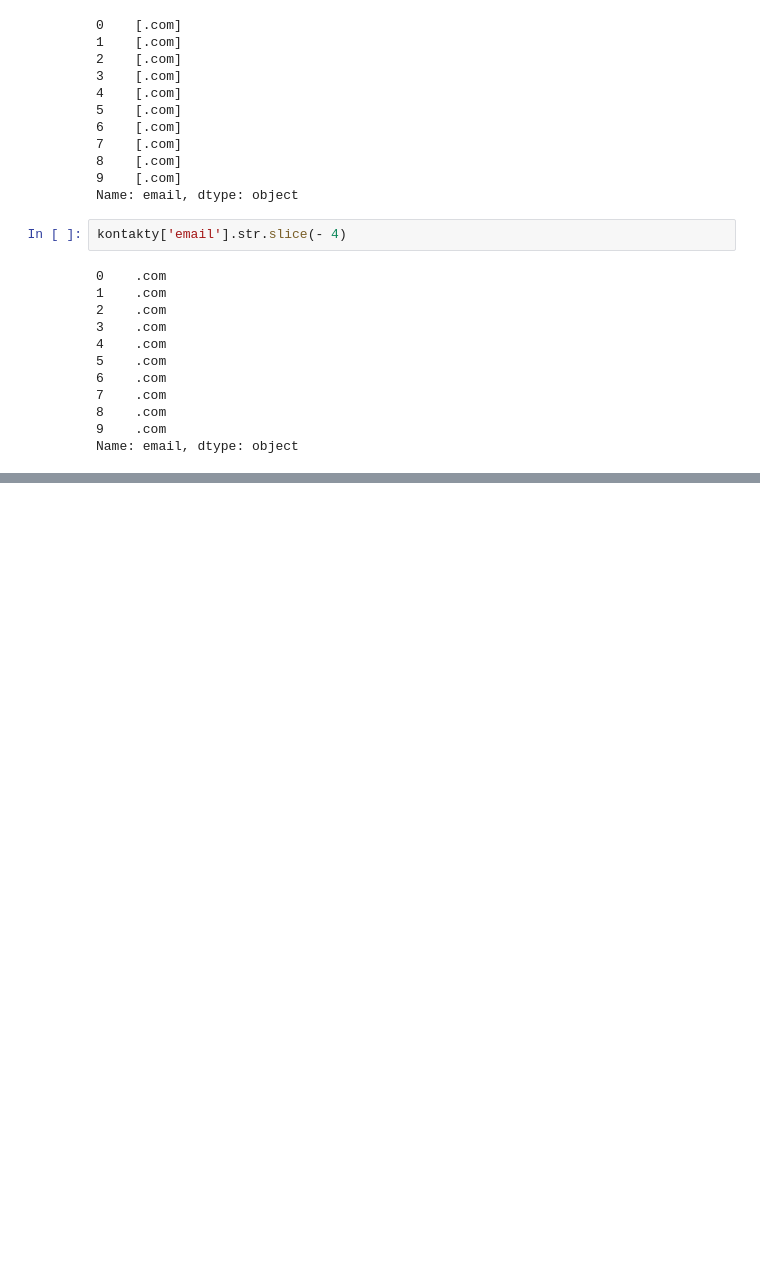
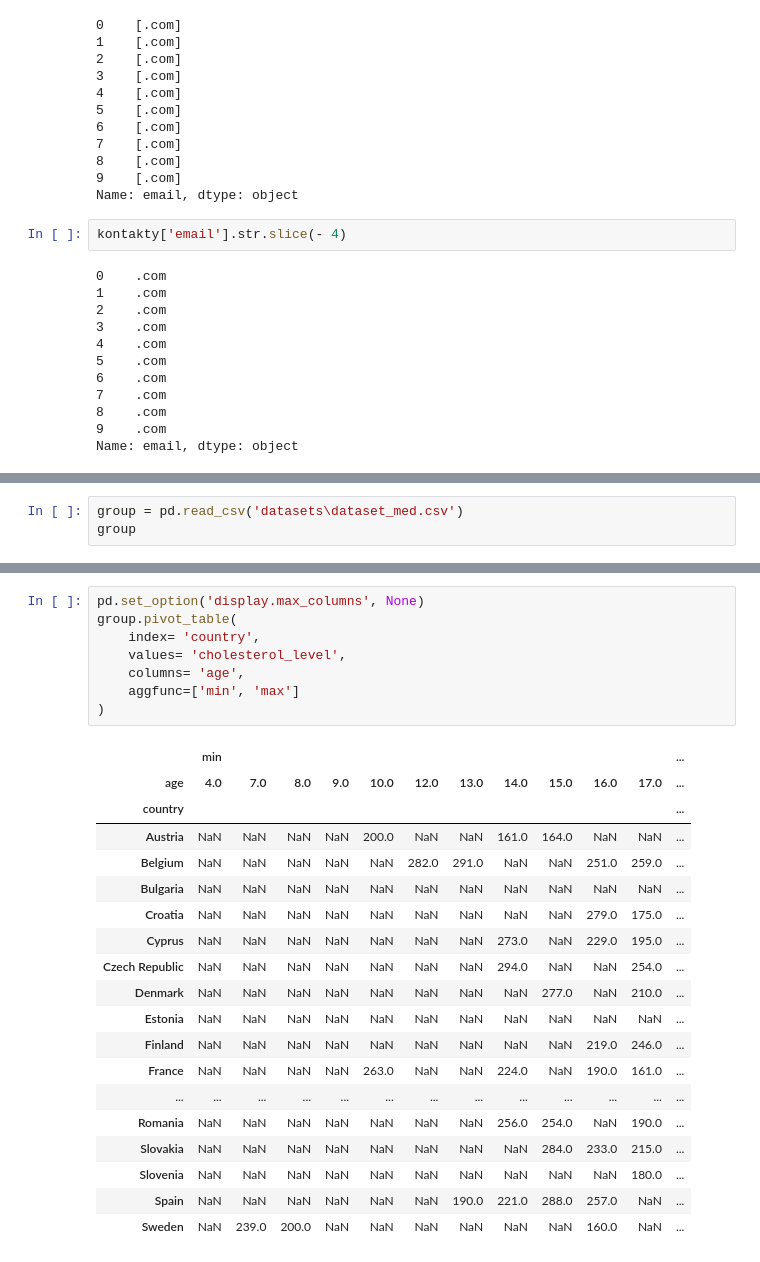
Before and after one commit to fsmehyl/data_science, a Jupyter notebook: skillmea_kurz_pandas.ipynb, the cells around one changed output, grey strips where cells are left out. Drawn from its saved outputs; the diff is of its cells as text; blank space fills up the shorter version.

```diff
--- a/skillmea_kurz_pandas.ipynb
+++ b/skillmea_kurz_pandas.ipynb
@@ -309,0 +294,3 @@ kontakty['name'].str.get_dummies()
+# %%
+group = pd.read_csv('datasets\dataset_med.csv')
+group
@@ -309,0 +402,28 @@ kontakty['name'].str.get_dummies()
+# %%
+pd.set_option('display.max_columns', None)
+group.pivot_table(
+    index= 'country',
+    values= 'cholesterol_level',
+    columns= 'age',
+    aggfunc=['min', 'max']
+)
+# %% [output]
+|  | min |  |  |  |  |  |  |  |  |  |  | ... |
+| age | 4.0 | 7.0 | 8.0 | 9.0 | 10.0 | 12.0 | 13.0 | 14.0 | 15.0 | 16.0 | 17.0 | ... |
+| country |  |  |  |  |  |  |  |  |  |  |  | ... |
+| Austria | NaN | NaN | NaN | NaN | 200.0 | NaN | NaN | 161.0 | 164.0 | NaN | NaN | ... |
+| Belgium | NaN | NaN | NaN | NaN | NaN | 282.0 | 291.0 | NaN | NaN | 251.0 | 259.0 | ... |
+| Bulgaria | NaN | NaN | NaN | NaN | NaN | NaN | NaN | NaN | NaN | NaN | NaN | ... |
+| Croatia | NaN | NaN | NaN | NaN | NaN | NaN | NaN | NaN | NaN | 279.0 | 175.0 | ... |
+| Cyprus | NaN | NaN | NaN | NaN | NaN | NaN | NaN | 273.0 | NaN | 229.0 | 195.0 | ... |
+| Czech Republic | NaN | NaN | NaN | NaN | NaN | NaN | NaN | 294.0 | NaN | NaN | 254.0 | ... |
+| Denmark | NaN | NaN | NaN | NaN | NaN | NaN | NaN | NaN | 277.0 | NaN | 210.0 | ... |
+| Estonia | NaN | NaN | NaN | NaN | NaN | NaN | NaN | NaN | NaN | NaN | NaN | ... |
+| Finland | NaN | NaN | NaN | NaN | NaN | NaN | NaN | NaN | NaN | 219.0 | 246.0 | ... |
+| France | NaN | NaN | NaN | NaN | 263.0 | NaN | NaN | 224.0 | NaN | 190.0 | 161.0 | ... |
+| ... | ... | ... | ... | ... | ... | ... | ... | ... | ... | ... | ... | ... |
+| Romania | NaN | NaN | NaN | NaN | NaN | NaN | NaN | 256.0 | 254.0 | NaN | 190.0 | ... |
+| Slovakia | NaN | NaN | NaN | NaN | NaN | NaN | NaN | NaN | 284.0 | 233.0 | 215.0 | ... |
+| Slovenia | NaN | NaN | NaN | NaN | NaN | NaN | NaN | NaN | NaN | NaN | 180.0 | ... |
+| Spain | NaN | NaN | NaN | NaN | NaN | NaN | 190.0 | 221.0 | 288.0 | 257.0 | NaN | ... |
+| Sweden | NaN | 239.0 | 200.0 | NaN | NaN | NaN | NaN | NaN | NaN | 160.0 | NaN | ... |
```
Also changed, not shown: parts of 40 cells of this notebook, 3 other files.
